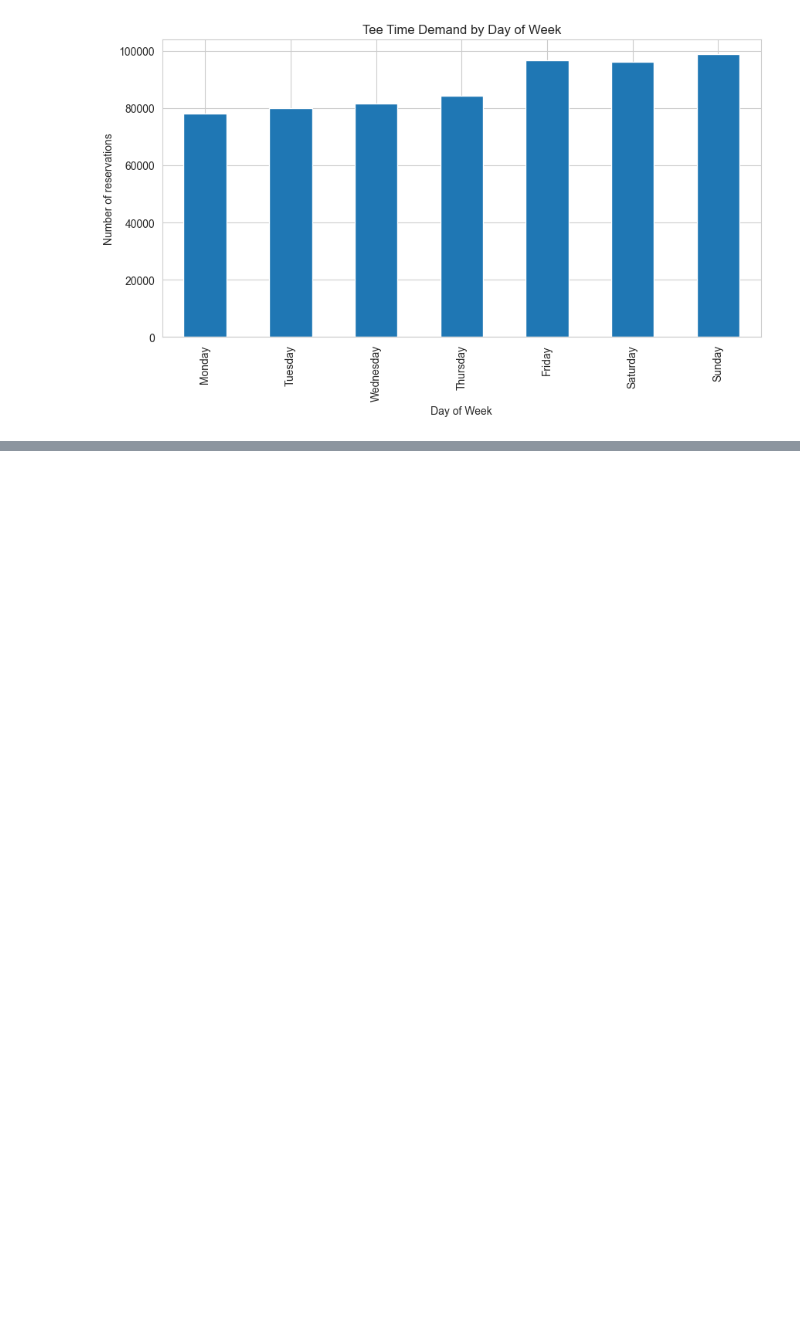
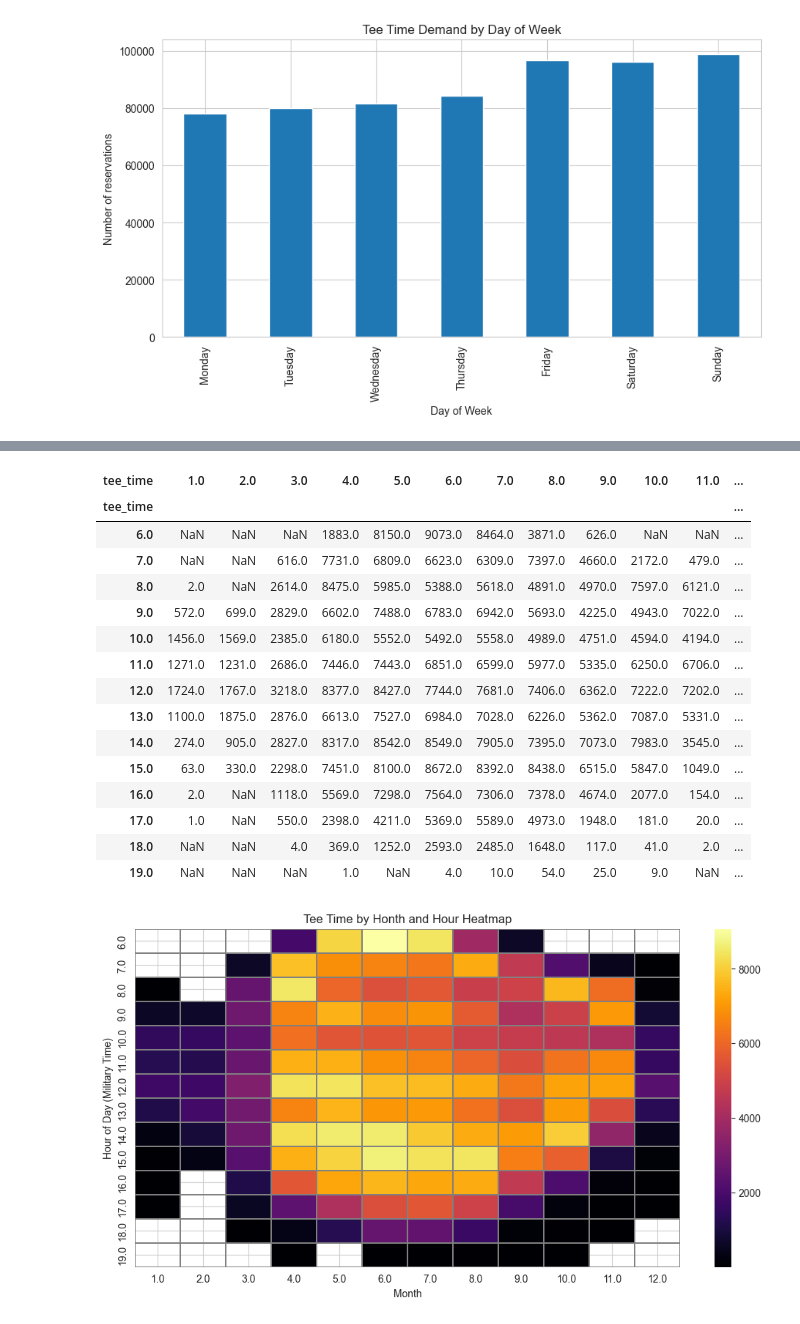
Before and after one commit to Dshaw630/bethpage-tee-time-analysis, a Jupyter notebook: notebooks/03_exploratory_analysis.ipynb, the cells around one changed output, grey strips where cells are left out. Cells and saved outputs as stored; diff of their text form; code cells hidden in the pictures; blank space fills up the shorter version.

```diff
--- a/notebooks/03_exploratory_analysis.ipynb
+++ b/notebooks/03_exploratory_analysis.ipynb
@@ -206,0 +204,31 @@ dtype: int64
+# %%
+#remove 265 5am tee times as many seem to be data errors. Not possible most of the year when the sun is not up betwen 5am and 6am
+df2 = df[df["tee_time"].dt.hour != 5]
+
+#updated heatmap of month/hour to confirm daylight restriction theory
+early_tee_time_heatmap_data = df.groupby([df2["tee_time"].dt.hour,df2['tee_time'].dt.month]).size().unstack()
+display(early_tee_time_heatmap_data)
+plt.figure(figsize=(12,6))
+sns.heatmap(early_tee_time_heatmap_data,cmap="inferno",linecolor="gray",linewidths=.1)
+plt.title("Tee Time by Honth and Hour Heatmap")
+plt.ylabel("Hour of Day (Military Time)")
+plt.xlabel("Month")
+plt.show()
+# %% [output]
+| tee_time | 1.0 | 2.0 | 3.0 | 4.0 | 5.0 | 6.0 | 7.0 | 8.0 | 9.0 | 10.0 | 11.0 | ... |
+| tee_time |  |  |  |  |  |  |  |  |  |  |  | ... |
+| 6.0 | NaN | NaN | NaN | 1883.0 | 8150.0 | 9073.0 | 8464.0 | 3871.0 | 626.0 | NaN | NaN | ... |
+| 7.0 | NaN | NaN | 616.0 | 7731.0 | 6809.0 | 6623.0 | 6309.0 | 7397.0 | 4660.0 | 2172.0 | 479.0 | ... |
+| 8.0 | 2.0 | NaN | 2614.0 | 8475.0 | 5985.0 | 5388.0 | 5618.0 | 4891.0 | 4970.0 | 7597.0 | 6121.0 | ... |
+| 9.0 | 572.0 | 699.0 | 2829.0 | 6602.0 | 7488.0 | 6783.0 | 6942.0 | 5693.0 | 4225.0 | 4943.0 | 7022.0 | ... |
+| 10.0 | 1456.0 | 1569.0 | 2385.0 | 6180.0 | 5552.0 | 5492.0 | 5558.0 | 4989.0 | 4751.0 | 4594.0 | 4194.0 | ... |
+| 11.0 | 1271.0 | 1231.0 | 2686.0 | 7446.0 | 7443.0 | 6851.0 | 6599.0 | 5977.0 | 5335.0 | 6250.0 | 6706.0 | ... |
+| 12.0 | 1724.0 | 1767.0 | 3218.0 | 8377.0 | 8427.0 | 7744.0 | 7681.0 | 7406.0 | 6362.0 | 7222.0 | 7202.0 | ... |
+| 13.0 | 1100.0 | 1875.0 | 2876.0 | 6613.0 | 7527.0 | 6984.0 | 7028.0 | 6226.0 | 5362.0 | 7087.0 | 5331.0 | ... |
+| 14.0 | 274.0 | 905.0 | 2827.0 | 8317.0 | 8542.0 | 8549.0 | 7905.0 | 7395.0 | 7073.0 | 7983.0 | 3545.0 | ... |
+| 15.0 | 63.0 | 330.0 | 2298.0 | 7451.0 | 8100.0 | 8672.0 | 8392.0 | 8438.0 | 6515.0 | 5847.0 | 1049.0 | ... |
+| 16.0 | 2.0 | NaN | 1118.0 | 5569.0 | 7298.0 | 7564.0 | 7306.0 | 7378.0 | 4674.0 | 2077.0 | 154.0 | ... |
+| 17.0 | 1.0 | NaN | 550.0 | 2398.0 | 4211.0 | 5369.0 | 5589.0 | 4973.0 | 1948.0 | 181.0 | 20.0 | ... |
+| 18.0 | NaN | NaN | 4.0 | 369.0 | 1252.0 | 2593.0 | 2485.0 | 1648.0 | 117.0 | 41.0 | 2.0 | ... |
+| 19.0 | NaN | NaN | NaN | 1.0 | NaN | 4.0 | 10.0 | 54.0 | 25.0 | 9.0 | NaN | ... |
+[figure, added]
```
Also changed, not shown: parts of 7 cells of this notebook, 1 other file.
